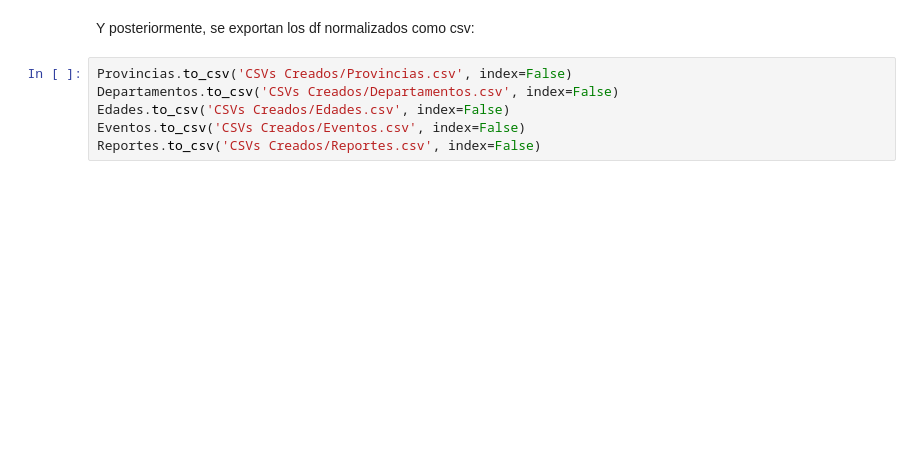
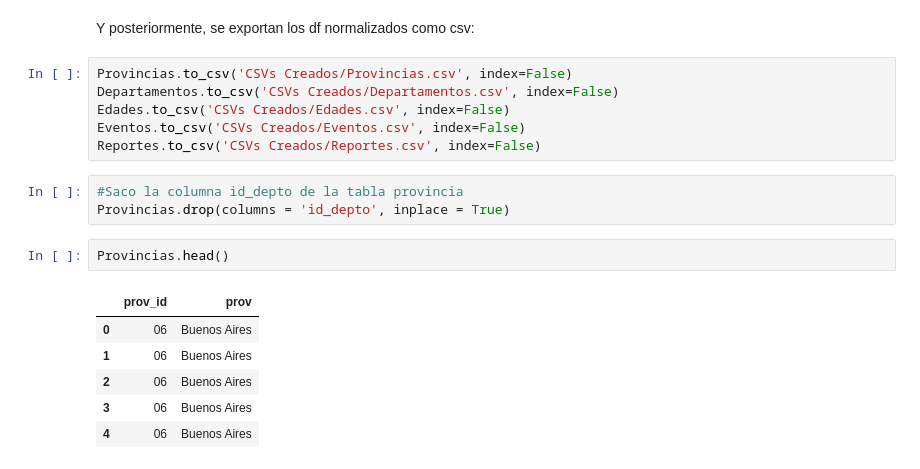
Before and after one commit to Valnir17/Dengue-y-Zika-Argentina, a Jupyter notebook: Manipulación de Tablas.ipynb, the cells around one changed output. Cells and saved outputs as stored; diff of their text form; blank space fills up the shorter version.

```diff
--- a/Manipulación de Tablas.ipynb
+++ b/Manipulación de Tablas.ipynb
@@ -422,3 +422,15 @@ Departamentos.to_csv('CSVs Creados/Departamentos.csv', index=False)
 Edades.to_csv('CSVs Creados/Edades.csv', index=False)
 Eventos.to_csv('CSVs Creados/Eventos.csv', index=False)
 Reportes.to_csv('CSVs Creados/Reportes.csv', index=False)
+# %%
+#Saco la columna id_depto de la tabla provincia
+Provincias.drop(columns = 'id_depto', inplace = True)
+# %%
+Provincias.head()
+# %% [output]
+|  | prov_id | prov |
+| 0 | 06 | Buenos Aires |
+| 1 | 06 | Buenos Aires |
+| 2 | 06 | Buenos Aires |
+| 3 | 06 | Buenos Aires |
+| 4 | 06 | Buenos Aires |
```
Also changed, not shown: parts of 7 cells of this notebook, 4 other files.
